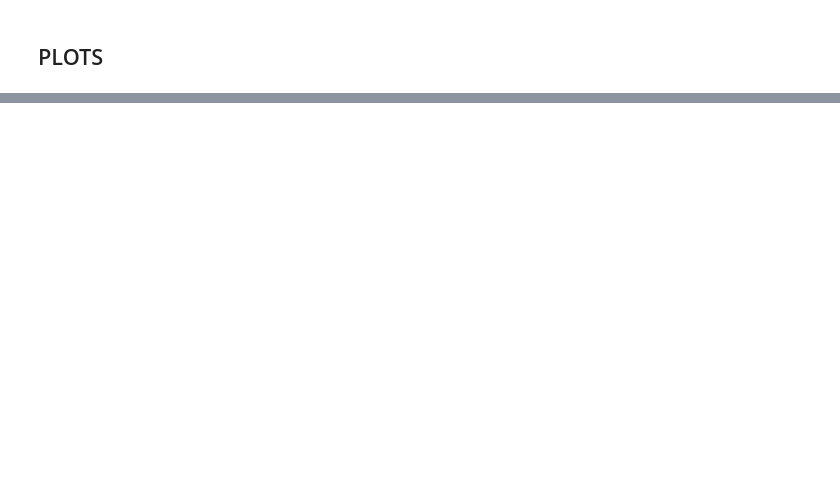
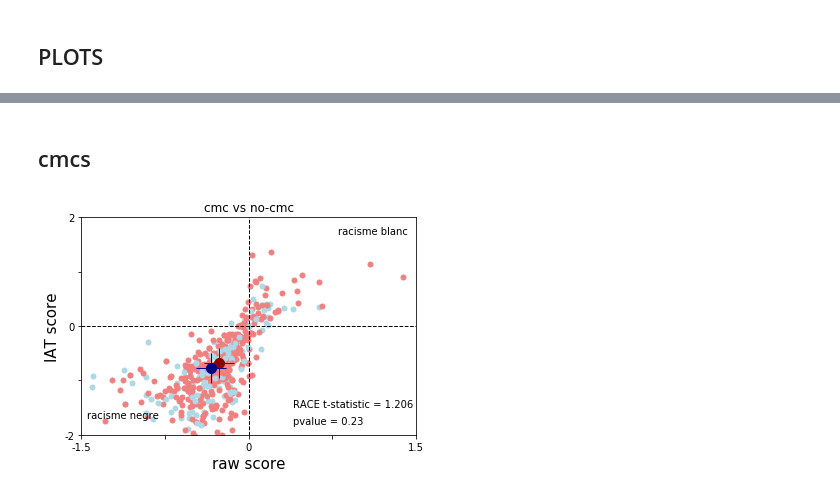
Before and after one commit to davidbestue/OpenBrains, a Jupyter notebook: IAT/analysis_schools_all.ipynb, the cells around one changed output, grey strips where cells are left out. Cells and saved outputs as stored; diff of their text form; code cells hidden in the pictures; blank space fills up the shorter version.

```diff
--- a/IAT/analysis_schools_all.ipynb
+++ b/IAT/analysis_schools_all.ipynb
@@ -208,0 +314,66 @@ import seaborn as sns
+# %% [markdown]
+## cmcs
+# %%
+iat_scores = iat_race['IAT score'].values
+iat_scores = iat_scores.astype(np.float)
+cmcs_list = iat_race.cmcs.values
+
+raw_uncorrected = iat_race['raw uncorrected'].values
+raw_uncorrected = raw_uncorrected.astype(np.float)
+
+
+plt.figure()
+
+for i in range(len(iat_scores)):
+    if cmcs_list[i]==False:
+        plt.plot(raw_uncorrected[i], iat_scores[i],marker='.', markersize=10, color='lightcoral' )
+    if cmcs_list[i]==True:
+        plt.plot(raw_uncorrected[i], iat_scores[i],marker='.', markersize=10, color='lightblue' )
+
+
+#
+plt.xlim([-1.5,1.5])
+plt.xticks([-1.5, -0.75, 0, 0.75, 1.5], ['-1.5', '', '0', '', '1.5'], fontsize=10)
+
+plt.plot([-1.5, 1.5], [0,0], 'k--', linewidth=1)
+
+
+plt.ylim([-2,2])
+plt.yticks([-2,-1, 0, 1,2], ['-2','', '0', '','2'], fontsize=10)
+
+plt.plot( [0,0], [-2,2], 'k--', linewidth=1)
+plt.xlabel('raw score', fontsize=15)
+plt.ylabel('IAT score', fontsize=15)
+
+
+
+iat_scores_no_cmcs = iat_race.loc[iat_race['cmcs']==False, 'IAT score'].values.astype(np.float)
+iat_scores_cmcs = iat_race.loc[iat_race['cmcs']==True, 'IAT score'].values.astype(np.float)
+
+raw_uncorrected_no_cmcs = iat_race.loc[iat_race['cmcs']==False, 'raw uncorrected'].values.astype(np.float)
+raw_uncorrected_cmcs = iat_race.loc[iat_race['cmcs']==True, 'raw uncorrected'].values.astype(np.float)
+
+plt.plot(np.mean(raw_uncorrected_no_cmcs), np.mean(iat_scores_no_cmcs), marker='+', markersize=30, color='darkred' )
+plt.plot(np.mean(raw_uncorrected_no_cmcs), np.mean(iat_scores_no_cmcs), marker='.', markersize=20, color='darkred' )
+
+plt.plot(np.mean(raw_uncorrected_cmcs), np.mean(iat_scores_cmcs), marker='+', markersize=30, color='darkblue' )
+plt.plot(np.mean(raw_uncorrected_cmcs), np.mean(iat_scores_cmcs), marker='.', markersize=20, color='darkblue' )
+
+
+stats1 = stats.ttest_ind(iat_scores_no_cmcs, iat_scores_cmcs)
+
+plt.text( 0.4, -1.5, 'RACE t-statistic = ' + str(np.round(stats1[0], 3)), fontsize=10 )
+
+if stats1[1]<0.001:
+    plt.text( 0.4, -1.8, 'pvalue <0.001', fontsize=10 )
+else:
+    plt.text( 0.4, -1.8, 'pvalue = ' +  str(np.round(stats1[1], 2)), fontsize=10 )
+
+
+plt.text( 0.8, 1.7, 'racisme blanc' , fontsize=10 )
+plt.text( -1.45, -1.7, 'racisme negre' , fontsize=10 )
+plt.title('cmc vs no-cmc')
+
+plt.show(block=False)
+# %% [output]
+[figure, added]
```
Also changed, not shown: parts of 15 cells of this notebook, 2 other files.
